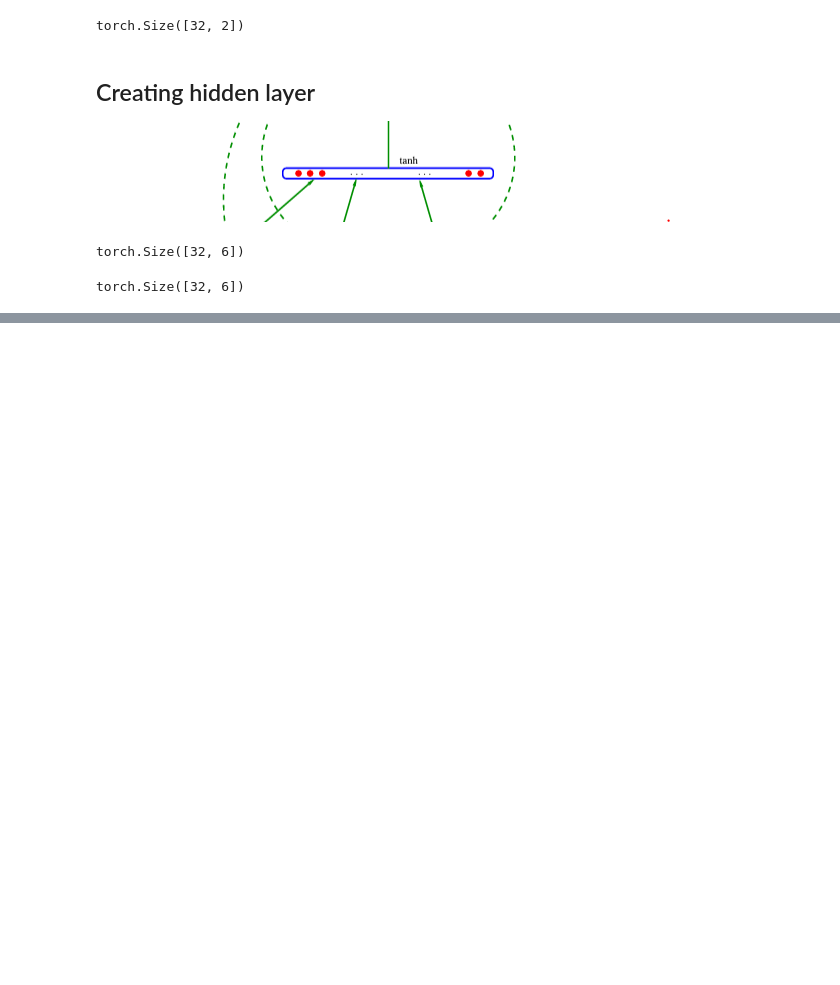
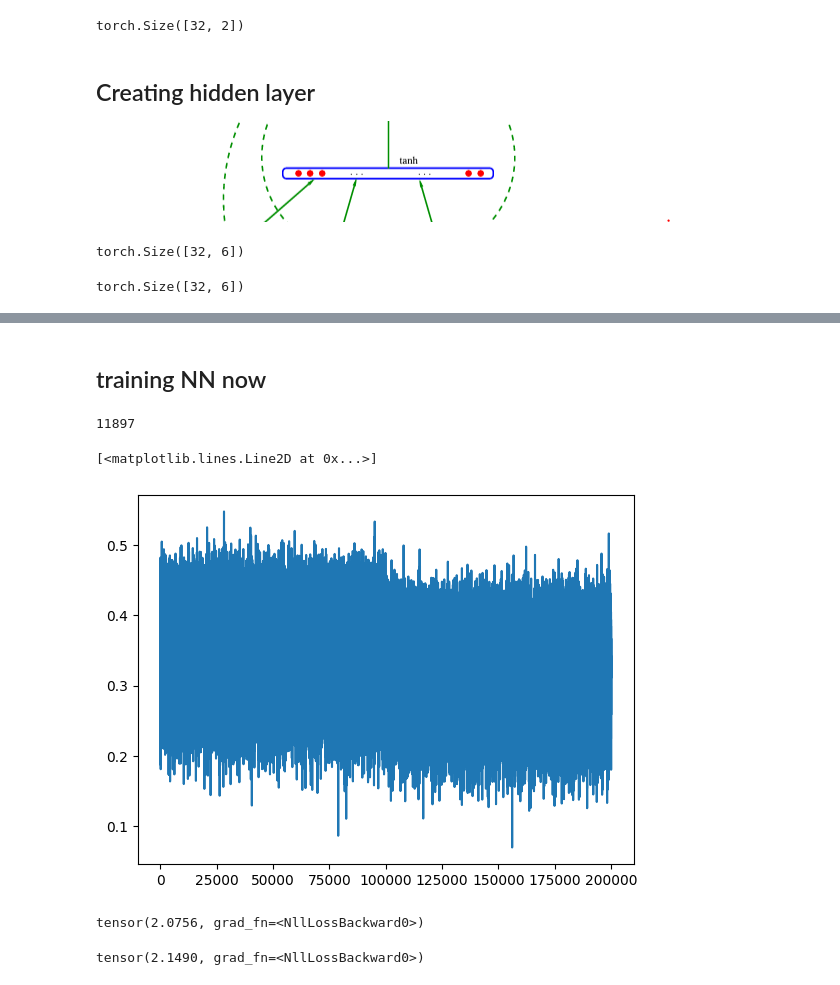
Before and after one commit to jaytonde/EurekaLabs, a Jupyter notebook: eureka-labs-building-makemore-part-2-mlp.ipynb, the cells around one changed output, grey strips where cells are left out. Cells and saved outputs as stored; diff of their text form; code cells hidden in the pictures; blank space fills up the shorter version.

```diff
--- a/eureka-labs-building-makemore-part-2-mlp.ipynb
+++ b/eureka-labs-building-makemore-part-2-mlp.ipynb
@@ -143,0 +141,2 @@ torch.Size([32, 6])
+# %%
+logits = h @ W2 + b2
@@ -143,0 +207,3 @@ torch.Size([32, 6])
+# %%
+for p in parameters:
+    p.requires_grad = True
@@ -143,0 +252,6 @@ torch.Size([32, 6])
+# %%
+emb    = C[X]
+h      = torch.tanh(emb.view(-1,6) @ W1 + b1) #32,100
+logits = h @ W2 + b2 # 32,27
+loss   = F.cross_entropy(logits, Y)
+loss
@@ -143,0 +316,2 @@ torch.Size([32, 6])
+# %% [markdown]
+## training NN now
@@ -143,0 +333,57 @@ torch.Size([32, 6])
+# %%
+sum(p.nelement() for p in parameters)
+# %% [output]
+11897
+# %%
+lri   = []
+lossi = []
+stepi = []
+
+for i in range(200000):
+
+    # minibatch
+    ix = torch.randint(0, Xtr.shape[0], (32,))
+
+    #forward pass
+    emb    = C[Xtr[ix]]
+    h      = torch.tanh(emb.view(-1,30) @ W1 + b1) #32,100
+    logits = h @ W2 + b2 # 32,27
+    loss   = F.cross_entropy(logits, Ytr[ix])
+    #print(loss)
+
+    #Backward pass
+    for p in parameters:
+        p.grad = None
+    loss.backward()
+
+    #Update
+#     lr = lrs[i]
+    lr = 0.1 if i < 100000 else 0.01
+    for p in parameters:
+        p.data += -lr * p.grad
+
+    # track stats
+    #lri.append(lr)
+    stepi.append(i)
+    lossi.append(loss.log10().item())
+# %%
+plt.plot(stepi,lossi)
+# %% [output]
+[<matplotlib.lines.Line2D at 0x...>]
+[figure, added]
+# %%
+emb    = C[Xtr]
+h      = torch.tanh(emb.view(-1,30) @ W1 + b1) #32,100
+logits = h @ W2 + b2 # 32,27
+loss   = F.cross_entropy(logits, Ytr)
+loss
+# %% [output]
+tensor(2.0756, grad_fn=<NllLossBackward0>)
+# %%
+emb    = C[Xval]
+h      = torch.tanh(emb.view(-1,30) @ W1 + b1) #32,100
+logits = h @ W2 + b2 # 32,27
+loss   = F.cross_entropy(logits, Yval)
+loss
+# %% [output]
+tensor(2.1490, grad_fn=<NllLossBackward0>)
```
Also changed, not shown: parts of 35 cells of this notebook.
